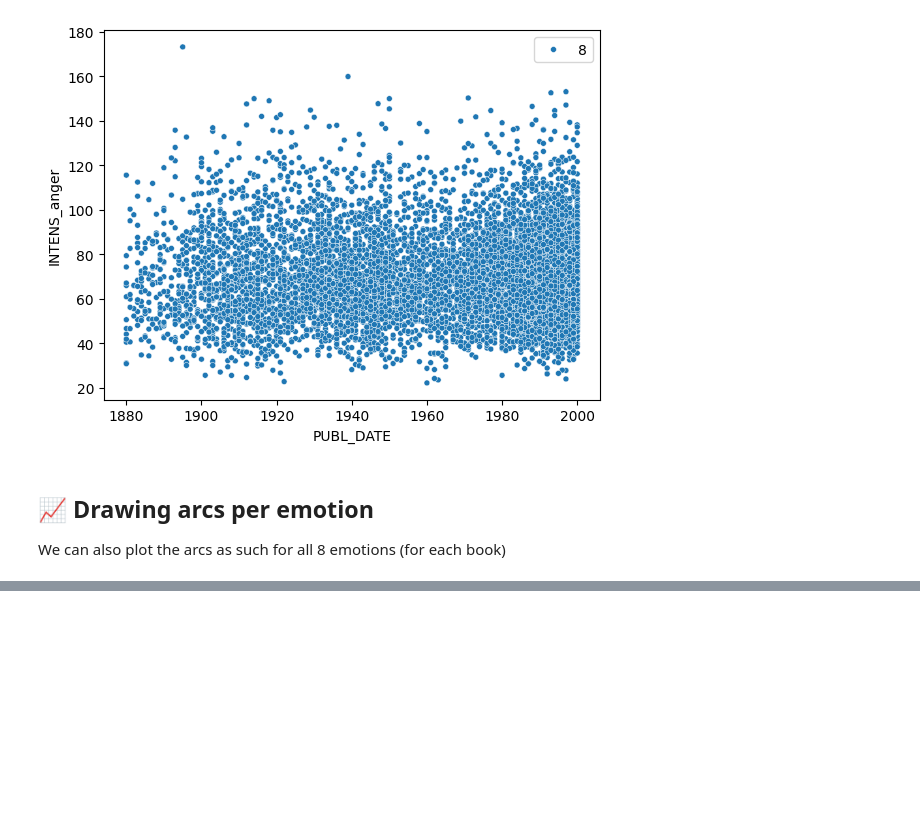
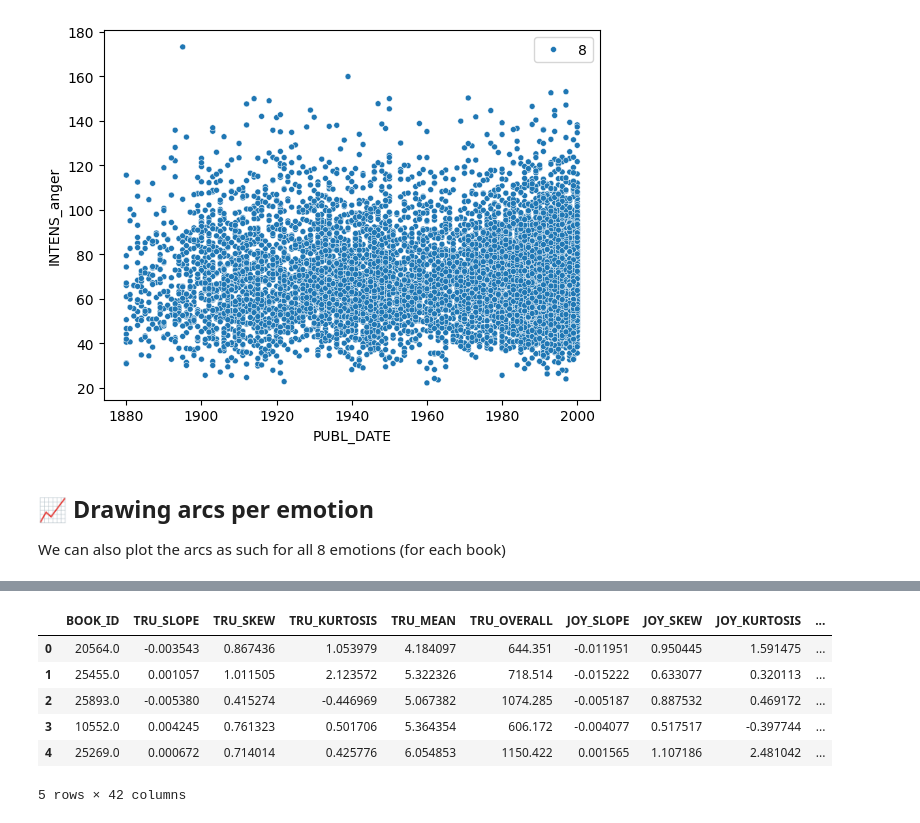
Before and after one commit to yuri-bizzoni/EmoArc, a Jupyter notebook: notebook.ipynb, the cells around one changed output, grey strips where cells are left out. Drawn from its saved outputs; the diff is of its cells as text; code cells hidden in the pictures; blank space fills up the shorter version.

```diff
--- a/notebook.ipynb
+++ b/notebook.ipynb
@@ -128,0 +162,33 @@ Text(0.5, 1.0, 'The Old Man And The Sea, Emotion arc: ANG')
+# %%
+# Import necessary libraries
+from scipy.stats import linregress
+import numpy as np
+from scipy import stats
+from scipy.stats import entropy
+
+# Define some functions for the measuring
+def check_slope(emotion_level):
+    x = list([i for i in range(len(emotion_level))])
+    y = list(emotion_level) #merged_df['AngerLevel']
+
+    slope, intercept, r_value, p_value, std_err = linregress(x, y)
+
+    return slope
+
+def check_skew(emotion_level):
+    s, k = stats.skew(emotion_level), stats.kurtosis(emotion_level)
+    return s,k
+
+def normalize_to_probabilities(values):
+    total = sum(values)
+    if total == 0:
+        return [0] * len(values)  # Handle division by zero
+    else:
+        return [v / total for v in values]
+
+# For calculating entropy on intensities
+def calculate_entropy(row):
+    # Normalize the row values to sum to 1, so they represent probabilities
+    probabilities = normalize_to_probabilities(row)
+    # Calculate the entropy using scipy's entropy function
+    return entropy(probabilities, base=2)
@@ -128,0 +239,13 @@ Text(0.5, 1.0, 'The Old Man And The Sea, Emotion arc: ANG')
+# %%
+# Make a df out of it
+derived_features_df = pd.DataFrame.from_dict(measures_dict, orient='index').reset_index()
+derived_features_df.rename(columns={'index': 'BOOK_ID'}, inplace=True)
+derived_features_df.head()
+# %% [output]
+|  | BOOK_ID | TRU_SLOPE | TRU_SKEW | TRU_KURTOSIS | TRU_MEAN | TRU_OVERALL | JOY_SLOPE | JOY_SKEW | JOY_KURTOSIS | ... |
+| 0 | 20564.0 | -0.003543 | 0.867436 | 1.053979 | 4.184097 | 644.351 | -0.011951 | 0.950445 | 1.591475 | ... |
+| 1 | 25455.0 | 0.001057 | 1.011505 | 2.123572 | 5.322326 | 718.514 | -0.015222 | 0.633077 | 0.320113 | ... |
+| 2 | 25893.0 | -0.005380 | 0.415274 | -0.446969 | 5.067382 | 1074.285 | -0.005187 | 0.887532 | 0.469172 | ... |
+| 3 | 10552.0 | 0.004245 | 0.761323 | 0.501706 | 5.364354 | 606.172 | -0.004077 | 0.517517 | -0.397744 | ... |
+| 4 | 25269.0 | 0.000672 | 0.714014 | 0.425776 | 6.054853 | 1150.422 | 0.001565 | 1.107186 | 2.481042 | ... |
+5 rows × 42 columns
```
Also changed, not shown: parts of 13 cells of this notebook, 7 other files.
